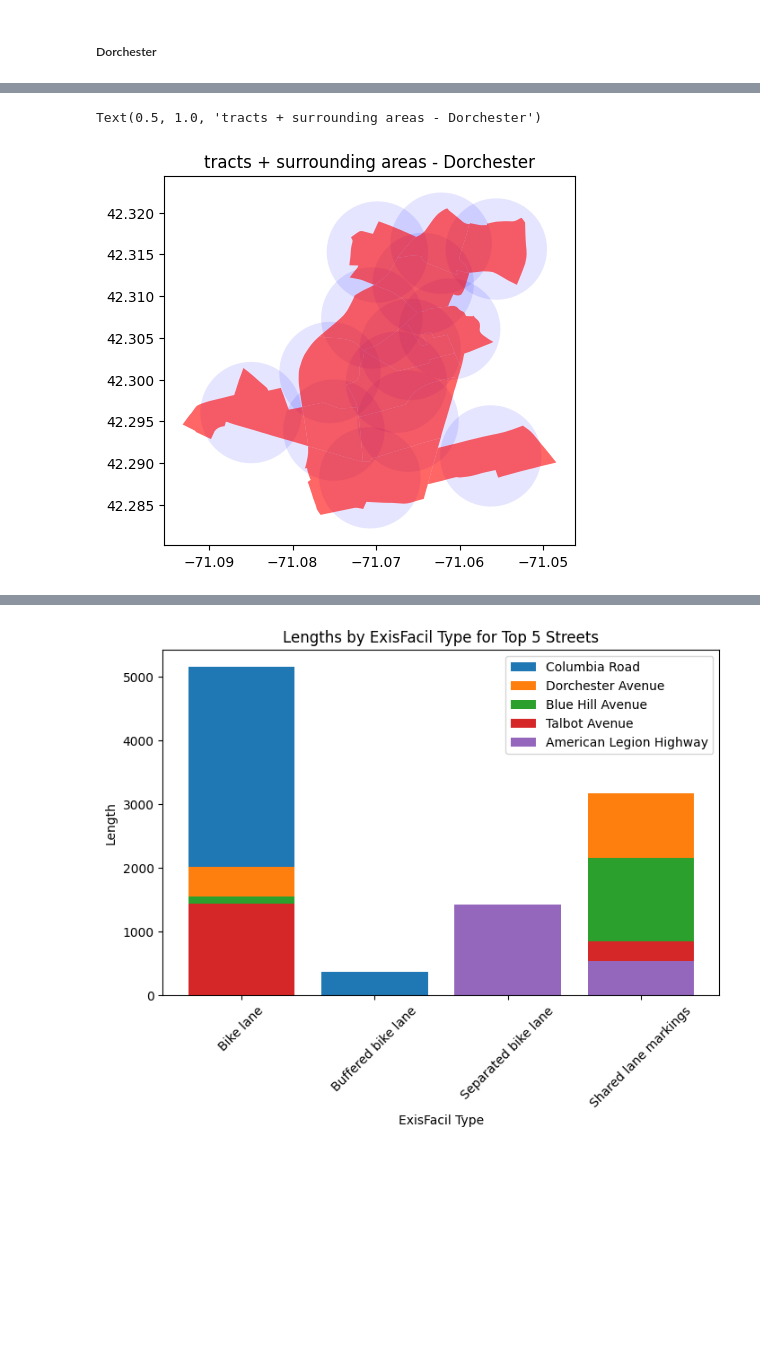
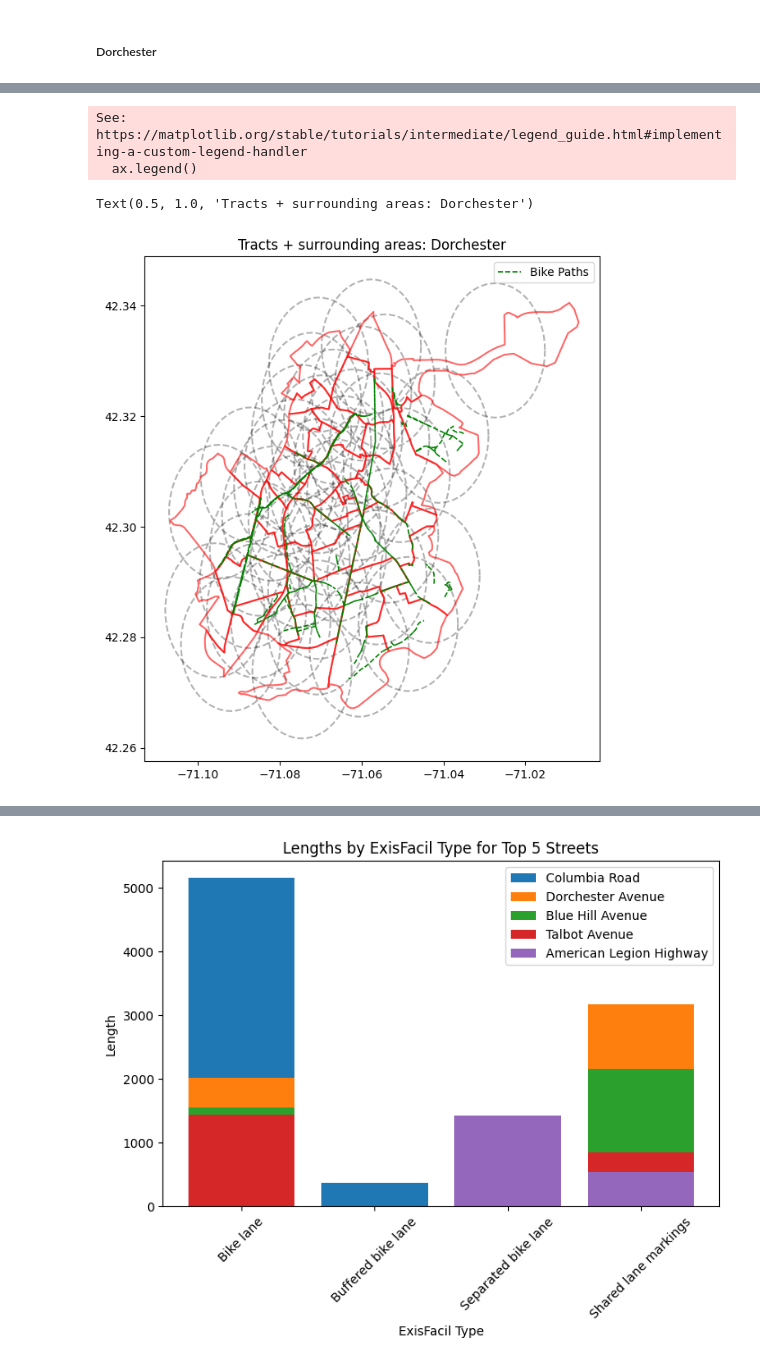
Before and after one commit to BU-Spark/ds-livable-streets-infra, a Jupyter notebook: fa23-team/analysis/bike_lanes.ipynb, the cells around one changed output, grey strips where cells are left out. Drawn from its saved outputs; the diff is of its cells as text; code cells hidden in the pictures; blank space fills up the shorter version.

```diff
--- a/fa23-team/analysis/bike_lanes.ipynb
+++ b/fa23-team/analysis/bike_lanes.ipynb
@@ -76,7 +75,8 @@ plt.show()
 # %%
 # define circle for each tract: centroid point + defined radius
 import math
-RADIUS = 0.5 # in km
+
+RADIUS = 1 # in km
 
 def km_to_degrees(km, latitude):
     # Radius of the Earth in meters
@@ -134,2 +136,8 @@ bike_lanes['ExisFacil'].replace(infra_dict, inplace=True) # remove later
 # %% [markdown]
 ##### Dorchester
+# %%
+# polygon of coords, from google maps
+pol = [(42.29206533274252, -71.09562722715653), (42.33090986566151, -71.06369820984568), (42.316314241773526, -71.03314248394966), (42.31085587795951, -71.03794900269062), (42.314537152039506, -71.04447213526767),
+(42.28863672310401, -71.03777734130702), (42.268188176048305, -71.06129495080786), (42.27949285134003, -71.06678811508326), (42.28088991760289, -71.0841259148275), (42.28495393424176, -71.09322396815864), (42.29206533274252, -71.09562722715653)]
+dorchester_coords = [(y,x) for (x,y) in pol]
+Polygon(dorchester_coords)
@@ -137,11 +147,7 @@ bike_lanes['ExisFacil'].replace(infra_dict, inplace=True) # remove later
 # Define the coordinates of the polygon (clockwise or counterclockwise order)
 # Repeat the first point to close the polygon
 # coords are written (long, lat), reversed from map data
-dorchester = [(-71.09631340189638, 42.29181136750529), ( -71.06352608002106, 42.33065605689039), ( -71.03297035596972, 42.3165681070428),
-                   ( -71.05391304324087,42.30768219241062), ( -71.03760521298875, 42.28838274399551), (-71.07176582583267, 42.27834977370352),
-                    ( -71.09631340189638, 42.29181136750529) ]
 
 # Create a Polygon object from the coordinates
-dorchester_poly = Polygon(dorchester)
+dorchester_poly = Polygon(dorchester_coords)
 dorchester_bike = bike_lanes[bike_lanes.geometry.within(dorchester_poly)]
-dorchester_bike = bike_lanes[bike_lanes.geometry.within(dorchester_poly)]
@@ -148,15 +159,21 @@ dorchester_bike = bike_lanes[bike_lanes.geometry.within(dorchester_poly)]
 # %%
-
-dorchester_tracts = grouped_tracts[grouped_tracts['formatted_polygon'].apply(lambda polygon: polygon.within(dorchester_poly))]
+dorchester_tracts = grouped_tracts[grouped_tracts['formatted_polygon'].apply(lambda polygon: polygon.intersects(dorchester_poly))]
 
 # Create a new figure and axis
-fig, ax = plt.subplots()
+fig, ax = plt.subplots(figsize = (16,8))
 dorch_circle = gpd.GeoDataFrame(dorchester_tracts, geometry='circle')
-dorch_circle['circle'].plot(color='b', ax=ax, linestyle='dashed', facecolor='none', linewidth=1.5, alpha=0.1)
+dorch_circle['circle'].plot(ax=ax, color='none', edgecolor='black', linestyle='dashed', linewidth=1.5, alpha=0.3, label = 'Tract "Bike Lane Relevance" Area ')
+
 dorch_poly = gpd.GeoDataFrame(dorchester_tracts, geometry='formatted_polygon')
-# Plot the 'circle' column in red with a different linestyle
-dorch_poly['formatted_polygon'].plot(ax=ax ,color='r', linestyle='dashed', facecolor='none', linewidth=1.5, alpha=0.6)
-plt.title('tracts + surrounding areas - Dorchester')
+dorch_poly['formatted_polygon'].plot(ax=ax, color='none', edgecolor='r',  linewidth=1.5, alpha=0.6, label = "Tract Borders")
+
+dorch_bike_lanes = gpd.GeoDataFrame(dorchester_bike, geometry='geometry')
+dorch_bike_lanes['geometry'].plot(ax=ax, color='g', linestyle='dashed', linewidth=1.2, label = "Bike Paths")
+
+ax.legend()
+plt.title('Tracts + surrounding areas: Dorchester')
 # %% [output]
-Text(0.5, 1.0, 'tracts + surrounding areas - Dorchester')
+See: https://matplotlib.org/stable/tutorials/intermediate/legend_guide.html#implementing-a-custom-legend-handler
+  ax.legend()
+Text(0.5, 1.0, 'Tracts + surrounding areas: Dorchester')
-[figure, old version]
+[figure, new version]
```
Also changed, not shown: parts of 24 cells of this notebook.
